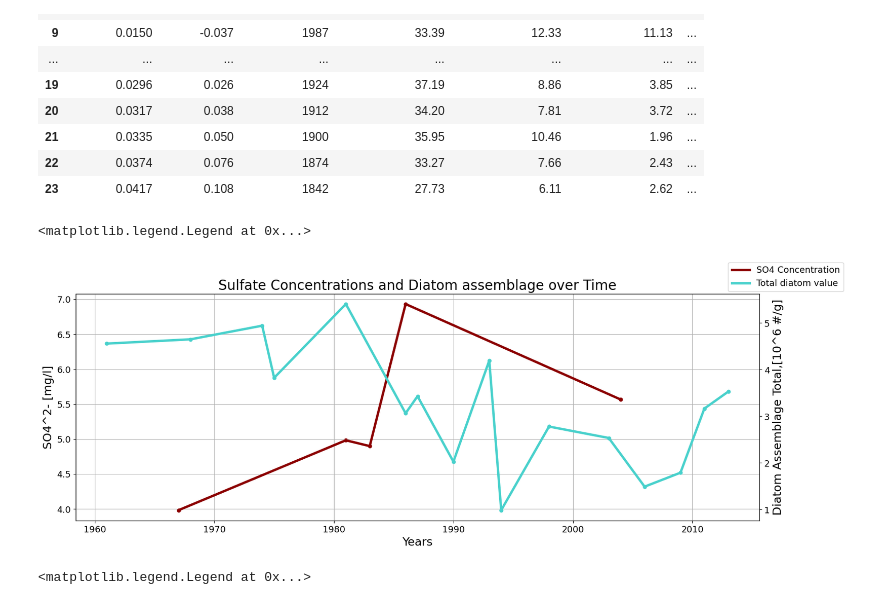
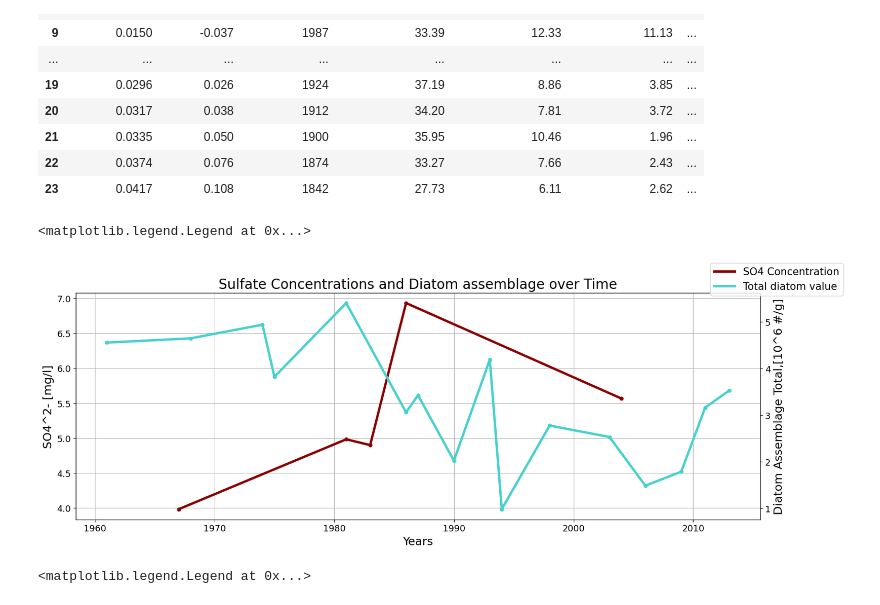
Before and after one commit to abeitz26/Beitz.A_FinalProject, a Jupyter notebook: final_graph1.ipynb, the cells around one changed output. Drawn from its saved outputs; the diff is of its cells as text; code cells hidden in the pictures.

```diff
--- a/final_graph1.ipynb
+++ b/final_graph1.ipynb
@@ -177,32 +186,32 @@ dia_as_interp = dia_interp_short['as_interp']
 # %%
 #plotting sulfate concentration vs total diatom assemblage
 fig,ax = plt.subplots(figsize=(18,6))
 
 #found resource for adding two y axes here: https://www.statology.org/matplotlib-two-y-axes/
 ax2 = ax.twinx()
 
 ax2.plot(dates_dia_tot, dia_tot, c='mediumturquoise', linestyle='-', linewidth=3.5, marker=None, label= 'Total diatom value')
 ax.plot(so4_final_date, so4_final_conc, c='darkred', linestyle='-', linewidth=3.5, marker=None,label = 'SO4 Concentration')
 
 ax2.scatter(dates_dia_tot, dia_tot, s=25, c='mediumturquoise')
 ax.scatter(so4_final_date, so4_final_conc, s=25, c='darkred')
 
 ax.grid()
 
 #managing settings for axes
 ax.set_title('Sulfate Concentrations and Diatom assemblage over Time', fontsize=20)
 ax.set_xlabel('Years', fontsize=17)
 ax.set_ylabel('SO4^2- [mg/l]', fontsize=17)
 ax2.set_ylabel('Diatom Assemblage Total,[10^6 #/g]', fontsize=17)
-#used this website to change axis tixk labels fontsize: https://stackoverflow.com/questions/63723514/userwarning-fixedformatter-should-only-be-used-together-with-fixedlocator
+#used this website to change axis tick labels fontsize: https://stackoverflow.com/questions/63723514/userwarning-fixedformatter-should-only-be-used-together-with-fixedlocator
 ax.tick_params(axis='x', labelsize = 13)
 ax.tick_params(axis='y', labelsize = 13)
 ax2.tick_params(axis='y', labelsize = 13)
 
-fig.legend(fontsize= 13)
+fig.legend(fontsize= 15)
 # %% [output]
 <matplotlib.legend.Legend at 0x...>
-[figure, old version]
+[figure, new version]
 # %%
 #Plotting each diatom species and sulfate concentration over time
 fig,ax = plt.subplots(figsize=(18,5))
```
Also changed, not shown: parts of 5 cells of this notebook, 3 other files.
